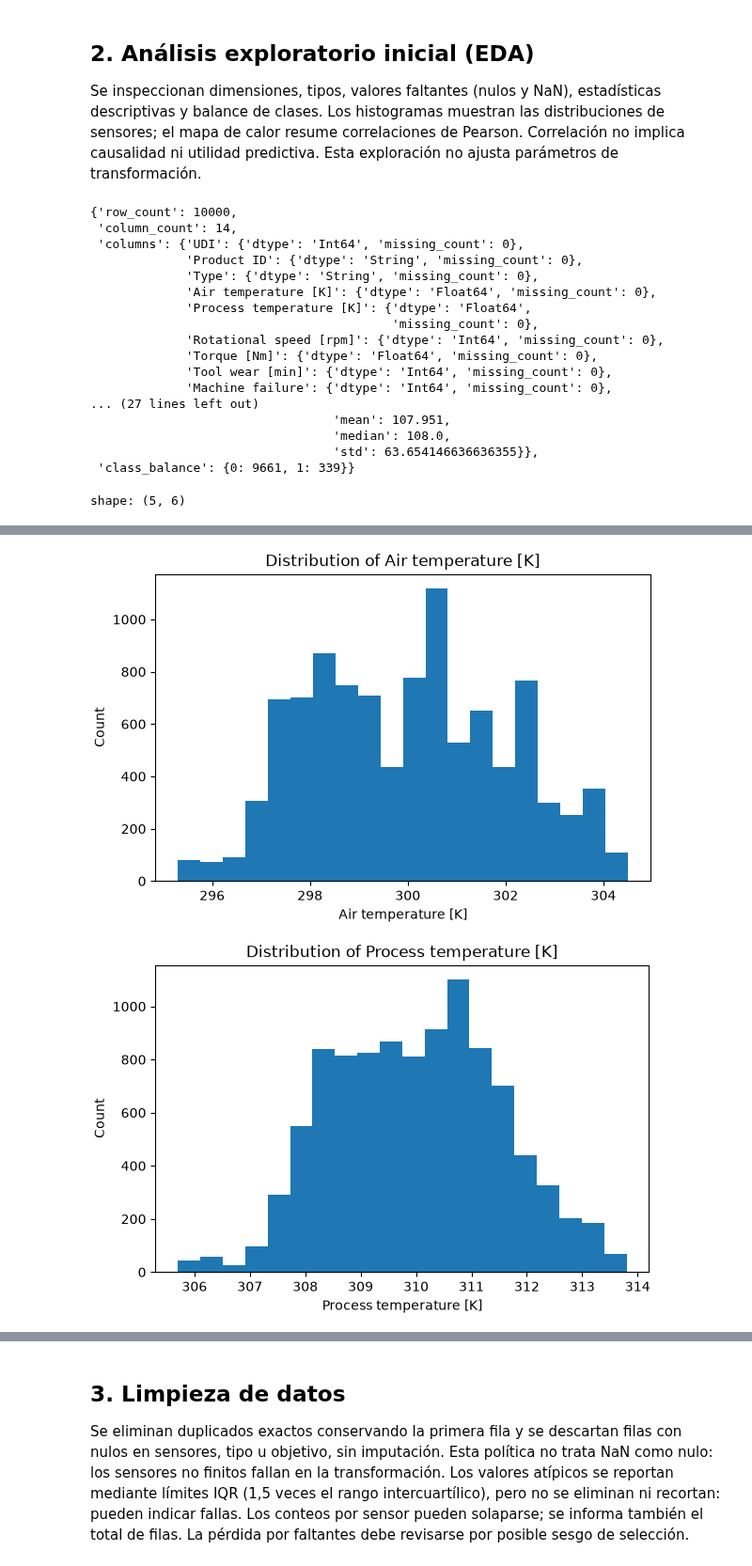
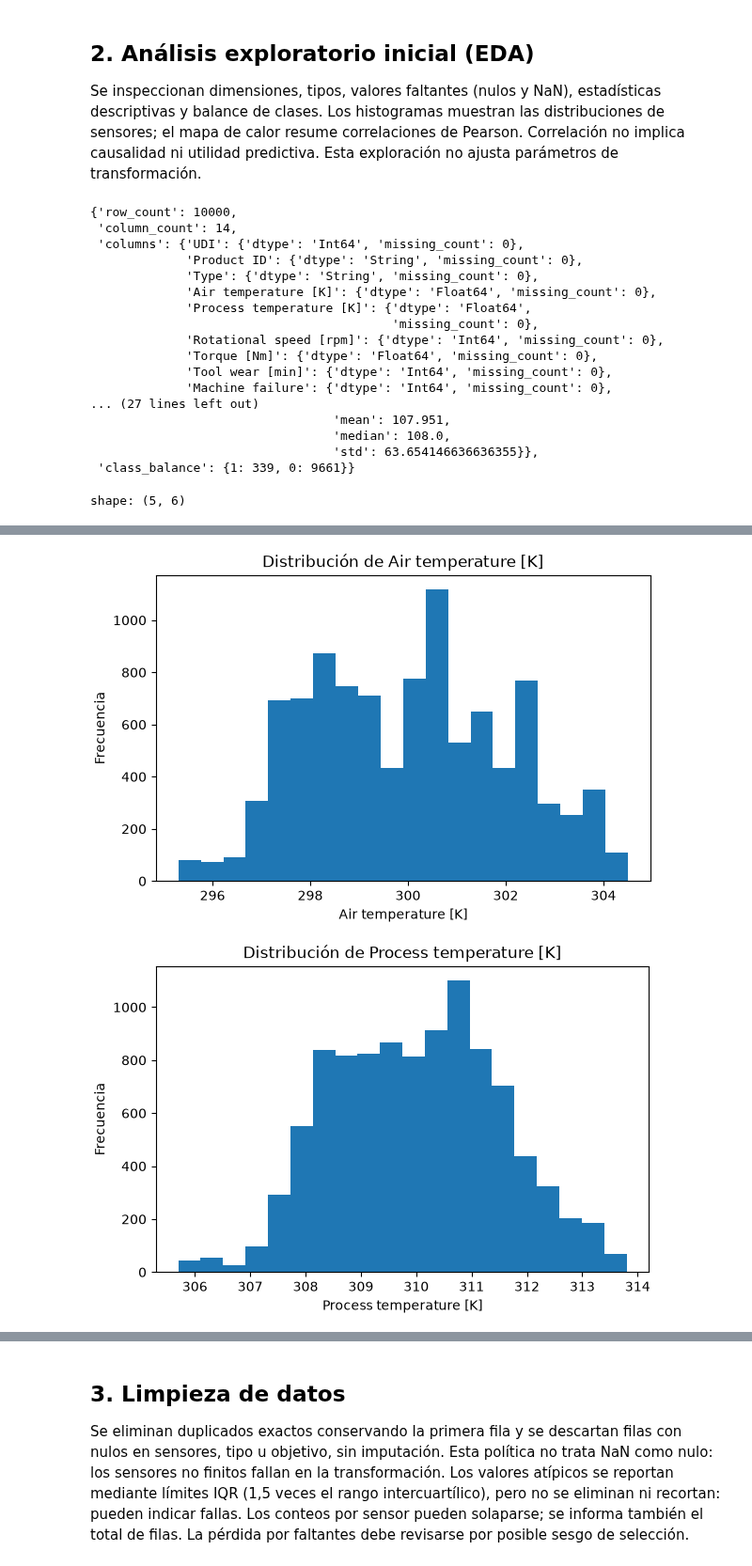
Before and after one commit to miguelpuente/agri-machinery-failure-prediction, a Jupyter notebook: notebooks/entrega-final.ipynb, the cells around one changed output, grey strips where cells are left out. Shown at 94% size. Drawn from its saved outputs; the diff is of its cells as text; code cells hidden in the pictures.

```diff
--- a/notebooks/entrega-final.ipynb
+++ b/notebooks/entrega-final.ipynb
@@ -31,35 +31,35 @@ from IPython.display import Image, display
 pprint(eda.summarise(raw))
 print(eda.correlation_matrix(raw))
 figure_dir = Path('notebooks/figures')
-figures = eda.plot_distributions(raw, figure_dir)
-figures.append(eda.plot_correlation_heatmap(raw, figure_dir))
+figures = eda.plot_distributions(raw, figure_dir, language='es')
+figures.append(eda.plot_correlation_heatmap(raw, figure_dir, language='es'))
 for path in figures:
     display(Image(filename=str(path)))
 # %% [output]
 {'row_count': 10000,
  'column_count': 14,
  'columns': {'UDI': {'dtype': 'Int64', 'missing_count': 0},
              'Product ID': {'dtype': 'String', 'missing_count': 0},
              'Type': {'dtype': 'String', 'missing_count': 0},
              'Air temperature [K]': {'dtype': 'Float64', 'missing_count': 0},
              'Process temperature [K]': {'dtype': 'Float64',
                                          'missing_count': 0},
              'Rotational speed [rpm]': {'dtype': 'Int64', 'missing_count': 0},
              'Torque [Nm]': {'dtype': 'Float64', 'missing_count': 0},
              'Tool wear [min]': {'dtype': 'Int64', 'missing_count': 0},
              'Machine failure': {'dtype': 'Int64', 'missing_count': 0},
 ... (27 lines left out)
                                  'mean': 107.951,
                                  'median': 108.0,
                                  'std': 63.654146636636355}},
- 'class_balance': {0: 9661, 1: 339}}
+ 'class_balance': {1: 339, 0: 9661}}
 shape: (5, 6)
 | column | Air temperature [K] | Process temperature [K] | Rotational speed [rpm] | Torque [Nm] | Tool wear [min] |
 | str | f64 | f64 | f64 | f64 | f64 |
 | "Air temperature [K]" | 1.0 | 0.876107 | 0.02267 | -0.013778 | 0.013853 |
 | "Process temperature [K]" | 0.876107 | 1.0 | 0.019277 | -0.014061 | 0.013488 |
 | "Rotational speed [rpm]" | 0.02267 | 0.019277 | 1.0 | -0.875027 | 0.000223 |
 | "Torque [Nm]" | -0.013778 | -0.014061 | -0.875027 | 1.0 | -0.003093 |
 | "Tool wear [min]" | 0.013853 | 0.013488 | 0.000223 | -0.003093 | 1.0 |
-[figure, old version]
+[figure, new version]
-[figure, old version]
+[figure, new version]
```
Also changed, not shown: parts of 10 cells of this notebook, 18 other files.
